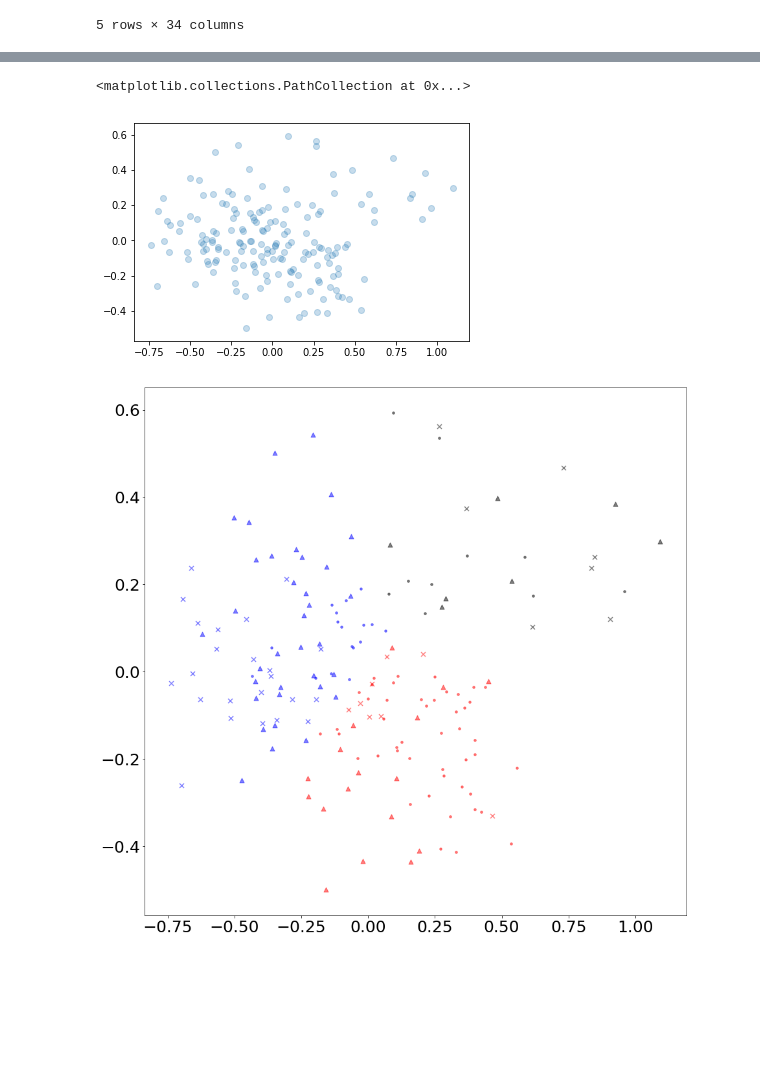
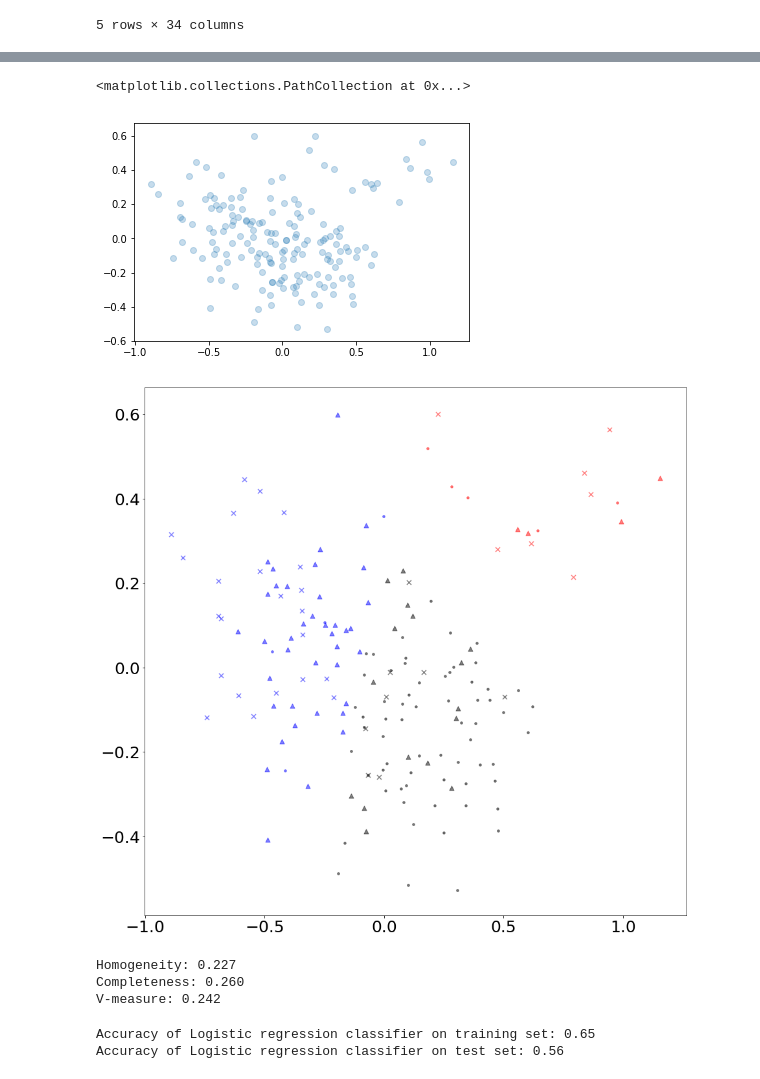
Before and after one commit to cloudmesh-community/sp19-222-92, a Jupyter notebook: project/csv_adjustment.ipynb, the cells around one changed output, grey strips where cells are left out. Cells and saved outputs as stored; diff of their text form; code cells hidden in the pictures; blank space fills up the shorter version.

```diff
--- a/project/csv_adjustment.ipynb
+++ b/project/csv_adjustment.ipynb
@@ -85,17 +90,26 @@ for index, row in df.iterrows():
     for i in accel_columns:
         df.at[index, i] = (row[i]) / int(row['Total accelerations'])
 
+# Shows all remaining columns and whether they were dropped or not (tested to maximize scores at the end)
 df = df[df.columns.drop(list(df.filter(regex='Total distance')))]
 df = df[df.columns.drop(list(df.filter(regex='Distance / min')))]
 df = df[df.columns.drop(list(df.filter(regex='Average')))]
+df = df[df.columns.drop(list(df.filter(regex='Max')))]
+df = df[df.columns.drop(list(df.filter(regex='Sprints')))]
+#df = df[df.columns.drop(list(df.filter(regex='zone 2')))]
+#df = df[df.columns.drop(list(df.filter(regex='zone 3')))]
+df = df[df.columns.drop(list(df.filter(regex='zone 4')))]
+#df = df[df.columns.drop(list(df.filter(regex='zone 5')))]
+#df = df[df.columns.drop(list(df.filter(regex='-50.00 - -3.00')))]
+#df = df[df.columns.drop(list(df.filter(regex='-2.99 - -2.00')))]
+#df = df[df.columns.drop(list(df.filter(regex='-1.99 - -1.00')))] ####
+df = df[df.columns.drop(list(df.filter(regex='-0.99 - -0.50')))]
+df = df[df.columns.drop(list(df.filter(regex='0.50 - 0.99')))]
+#df = df[df.columns.drop(list(df.filter(regex='1.00 - 1.99')))]
+#df = df[df.columns.drop(list(df.filter(regex='2.00 - 2.99')))]
+#df = df[df.columns.drop(list(df.filter(regex='3.00 - 50.00')))]
 df = df[df.columns.drop(list(df.filter(regex='Min Played')))]
 df = df[df.columns.drop(list(df.filter(regex='Total accelerations')))]
-df = df[df.columns.drop(list(df.filter(regex='Speed zone 4')))]
-df = df[df.columns.drop(list(df.filter(regex='2.00 - 2.99')))]
-df = df[df.columns.drop(list(df.filter(regex='Max')))]
-df = df[df.columns.drop(list(df.filter(regex='-1.99 - -1.00')))]
-df = df[df.columns.drop(list(df.filter(regex='1.00 - 1.99')))]
-df = df[df.columns.drop(list(df.filter(regex='-2.99 - -2.00')))]
 
 df.head()
 # %% [output]
@@ -139,7 +156,7 @@ X[:,1] = df_array[:,ind2]
 plt.scatter( X[:,0],X[:,1], alpha=0.25 )
 # %% [output]
 <matplotlib.collections.PathCollection at 0x...>
-[figure, old version]
+[figure, new version]
 # %%
 def shape_assign(labels):
     shape_labels = []
@@ -156,30 +173,57 @@ markers = shape_assign(labels)
 # %%
 # Scatter plot customization
 plt.rcParams['figure.figsize'] = (15,15)
 plt.rcParams['font.size'] = 25
 plt.rcParams['lines.markersize'] = 7
 
-# Spectral clustering code
-spectral = SpectralClustering( n_clusters=3 ) # instantiate the k-means model, with 3 clusters
-spectral.fit(X) # build the model # plot the results!
-
+# KMeans clustering code
+kmeans = KMeans( n_clusters=3 ).fit(X)
 x = X[:,0]
 y = X[:,1]
 
+# Function that lists color values for identifying the kmeans clusters
 def assign_color(labels):
     colors = []
     for i in labels:
         if i == 0:
             colors.append('r')
         elif i == 1:
             colors.append('b')
         elif i == 2:
             colors.append('k')
     return colors
 
-col = assign_color(spectral.labels_)
+# Call function on kmeans labels
+col = assign_color(kmeans.labels_)
 
+# Plot each point one by one
 for i in range(len(X)):
     plt.scatter(x[i], y[i], c=col[i], marker=markers[i], alpha=0.5)
+
+plt.savefig('cluster_plot.png')
 # %% [output]
-[figure, old version]
+[figure, new version]
+# %%
+# Function to convert class to a numeric value - 0, 1, or 2
+def labels_to_numeric(labels, x, y, z):
+    numeric_labels = []
+    for i in labels:
+        if i == 'Forward':
+            numeric_labels.append(x)
+        elif i == 'Midfielder':
+            numeric_labels.append(y)
+        else:
+            numeric_labels.append(z)
+    return(numeric_labels)
+
+# Convert labels to numeric value
+numeric_labels = labels_to_numeric(labels, 0, 1, 2)
+
+from sklearn.metrics.cluster import v_measure_score, completeness_score, homogeneity_score
+print("Homogeneity: %0.3f" % homogeneity_score(numeric_labels, kmeans.labels_))
+print("Completeness: %0.3f" % completeness_score(numeric_labels, kmeans.labels_))
+print("V-measure: %0.3f" % v_measure_score(numeric_labels, kmeans.labels_))
+# %% [output]
+Homogeneity: 0.227
+Completeness: 0.260
+V-measure: 0.242
@@ -185,0 +236,11 @@ for i in range(len(X)):
+# %%
+from sklearn.linear_model import LogisticRegression
+logreg = LogisticRegression()
+logreg.fit(X_train, y_train)
+print('Accuracy of Logistic regression classifier on training set: {:.2f}'
+     .format(logreg.score(X_train, y_train)))
+print('Accuracy of Logistic regression classifier on test set: {:.2f}'
+     .format(logreg.score(X_test, y_test)))
+# %% [output]
+Accuracy of Logistic regression classifier on training set: 0.65
+Accuracy of Logistic regression classifier on test set: 0.56
```
Also changed, not shown: parts of 13 cells of this notebook, 3 other files.
